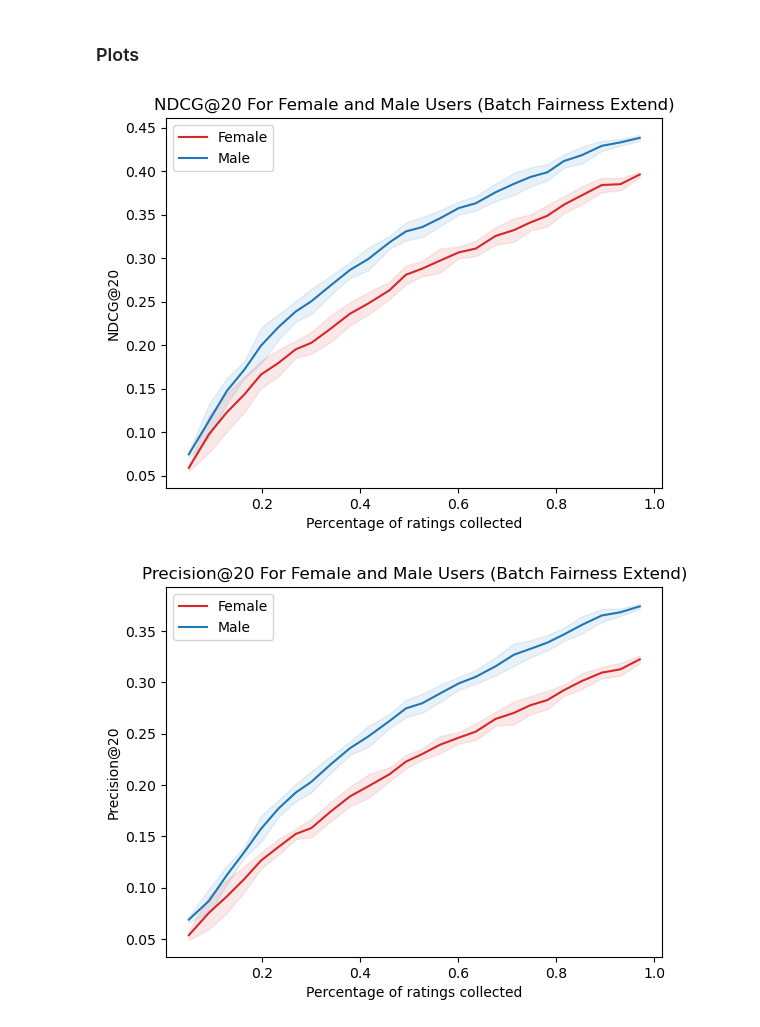
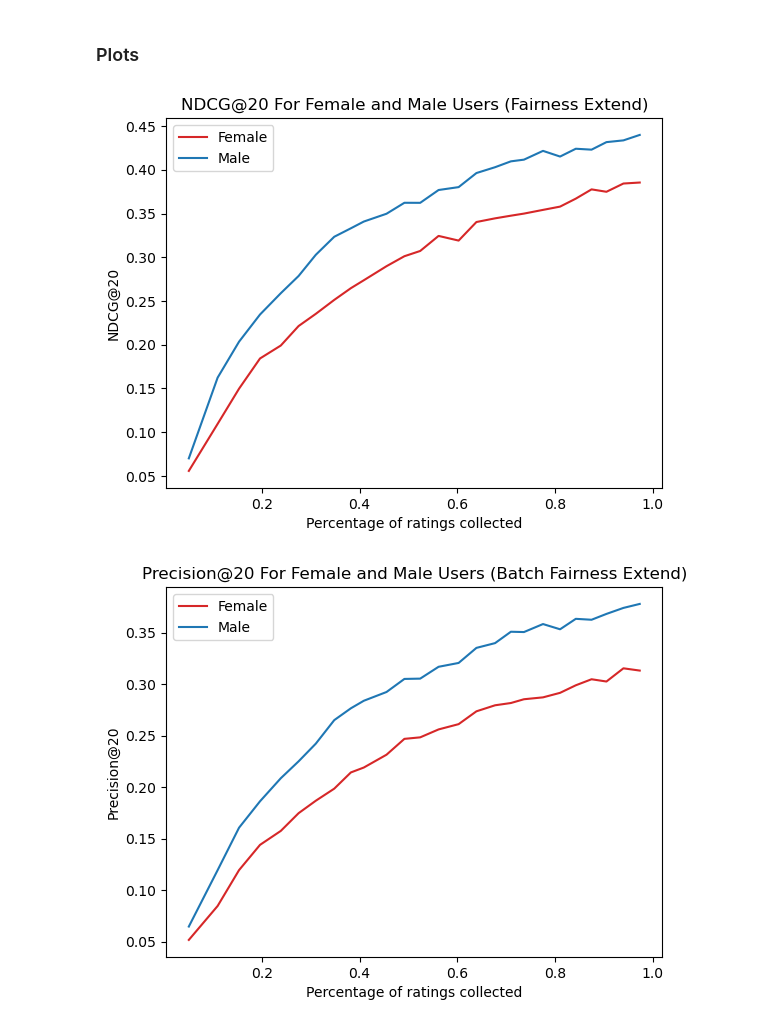
Before and after one commit to sipei-li/DeepALDataMinimization, a Jupyter notebook: LightGCN_exp4.ipynb, the cells around one changed output. Saved outputs shown, nothing was run; the diff lists cells and outputs as text; code cells hidden in the pictures.

Commit message:
ADD query window extend experiment for LightGCN

```diff
--- a/LightGCN_exp4.ipynb
+++ b/LightGCN_exp4.ipynb
@@ -168,6 +181,10 @@ for iter in range(n_iters):
     d['precision_unpro'] = [r['precision_unpro'] for r in results]
     d['recall_pro'] = [r['recall_pro'] for r in results]
     d['recall_unpro'] = [r['recall_unpro'] for r in results]
+    d['rmse_pro'] = [r['rmse_pro'] for r in results]
+    d['rmse_unpro'] = [r['rmse_unpro'] for r in results]
+    d['rocauc_pro'] = [r['rocauc_pro'] for r in results]
+    d['rocauc_unpro'] = [r['rocauc_unpro'] for r in results]
     d['count_pro'] = [r['count_pro'] for r in results]
     d['count_unpro'] = [r['count_unpro'] for r in results]
     df = pd.DataFrame.from_dict(d)
@@ -189,35 +206,35 @@ pro_df_grouped['ci_upper'] = pro_df_grouped['mean'] + pro_df_grouped['ci']
 
 unpro_df_grouped = FE_results_df.groupby('epoch').agg(['mean', 'std', 'count'])['ndcg_unpro']
 unpro_df_grouped['ci'] = 1.95 * unpro_df_grouped['std'] / np.sqrt(unpro_df_grouped['count'])
 unpro_df_grouped['ci_lower'] = unpro_df_grouped['mean'] - unpro_df_grouped['ci']
 unpro_df_grouped['ci_upper'] = unpro_df_grouped['mean'] + unpro_df_grouped['ci']
 
 plt.plot(percentages, pro_df_grouped['mean'], color='tab:red', label="Female")
 plt.fill_between(
     percentages,
     pro_df_grouped['ci_lower'],
     pro_df_grouped['ci_upper'],
     color='tab:red',
     alpha=.1
 )
 
 plt.plot(percentages, unpro_df_grouped['mean'], color='tab:blue', label="Male")
 plt.fill_between(
     percentages,
     unpro_df_grouped['ci_lower'],
     unpro_df_grouped['ci_upper'],
     color='tab:blue',
     alpha=.1
 )
 
 plt.xlabel('Percentage of ratings collected')
 plt.ylabel('NDCG@20')
 
 plt.legend()
-plt.title("NDCG@20 For Female and Male Users (Batch Fairness Extend)")
+plt.title("NDCG@20 For Female and Male Users (Fairness Extend)")
 plt.show()
 # %% [output]
-[figure, old version]
+[figure, new version]
 # %%
 # precision
 pro_df_grouped = FE_results_df.groupby('epoch').agg(['mean', 'std', 'count'])['precision_pro']
@@ -255,7 +272,7 @@ plt.legend()
 plt.title("Precision@20 For Female and Male Users (Batch Fairness Extend)")
 plt.show()
 # %% [output]
-[figure, old version]
+[figure, new version]
 # %%
 # recall
 pro_df_grouped = FE_results_df.groupby('epoch').agg(['mean', 'std', 'count'])['recall_pro']
```
Also changed, not shown: parts of 4 cells of this notebook, 4 other files.
